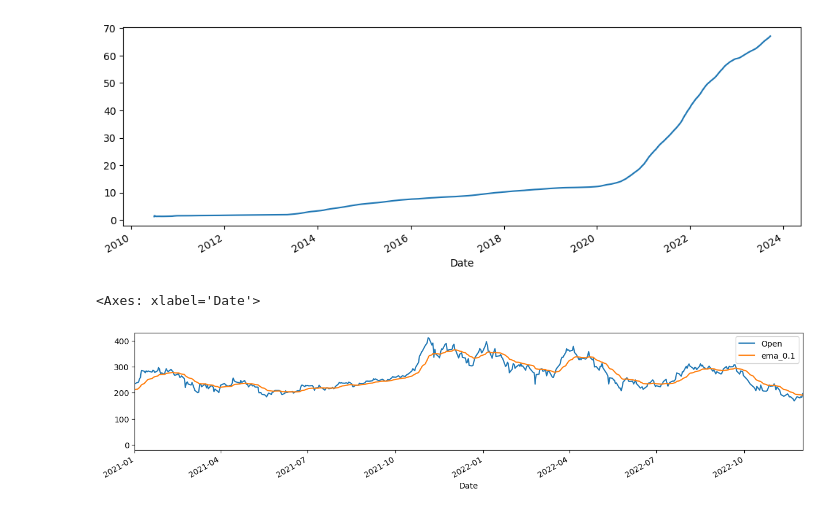
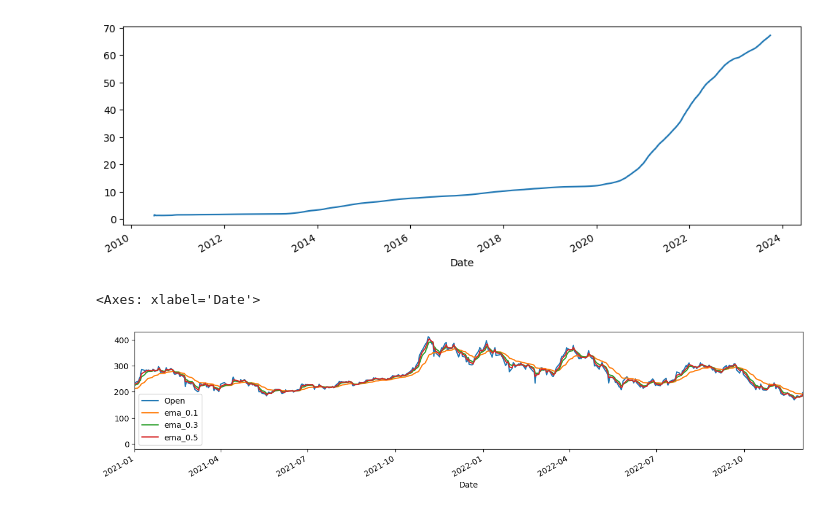
Before and after one commit to komal91gajjar/practice, a Jupyter notebook: practice Arima Algoritham 25.09.2023.ipynb, the cells around one changed output. Saved outputs shown, nothing was run; the diff lists cells and outputs as text; code cells hidden in the pictures.

```diff
--- a/practice Arima Algoritham 25.09.2023.ipynb
+++ b/practice Arima Algoritham 25.09.2023.ipynb
@@ -61,8 +61,11 @@ df["Open"].expanding().mean().plot(figsize = (12,4))
 # exponential weighted moving average :-EWMA
 
 df["ema_0.1"] = df["Open"].ewm(alpha=0.1,adjust=False).mean()
+# %%
+df["ema_0.3"] = df["Open"].ewm(alpha=0.3,adjust=False).mean()
+df["ema_0.5"] = df["Open"].ewm(alpha=0.5,adjust=False).mean()
 # %%
-df[["Open","ema_0.1"]].plot(xlim = ["2021-01-01","2022-12-01"],figsize = (15,3))
+df[["Open","ema_0.1","ema_0.3","ema_0.5"]].plot(xlim = ["2021-01-01","2022-12-01"],figsize = (15,3))
 # %% [output]
 <Axes: xlabel='Date'>
-[figure, old version]
+[figure, new version]
```
Also changed, not shown: parts of 66 cells of this notebook, 6 other files.
